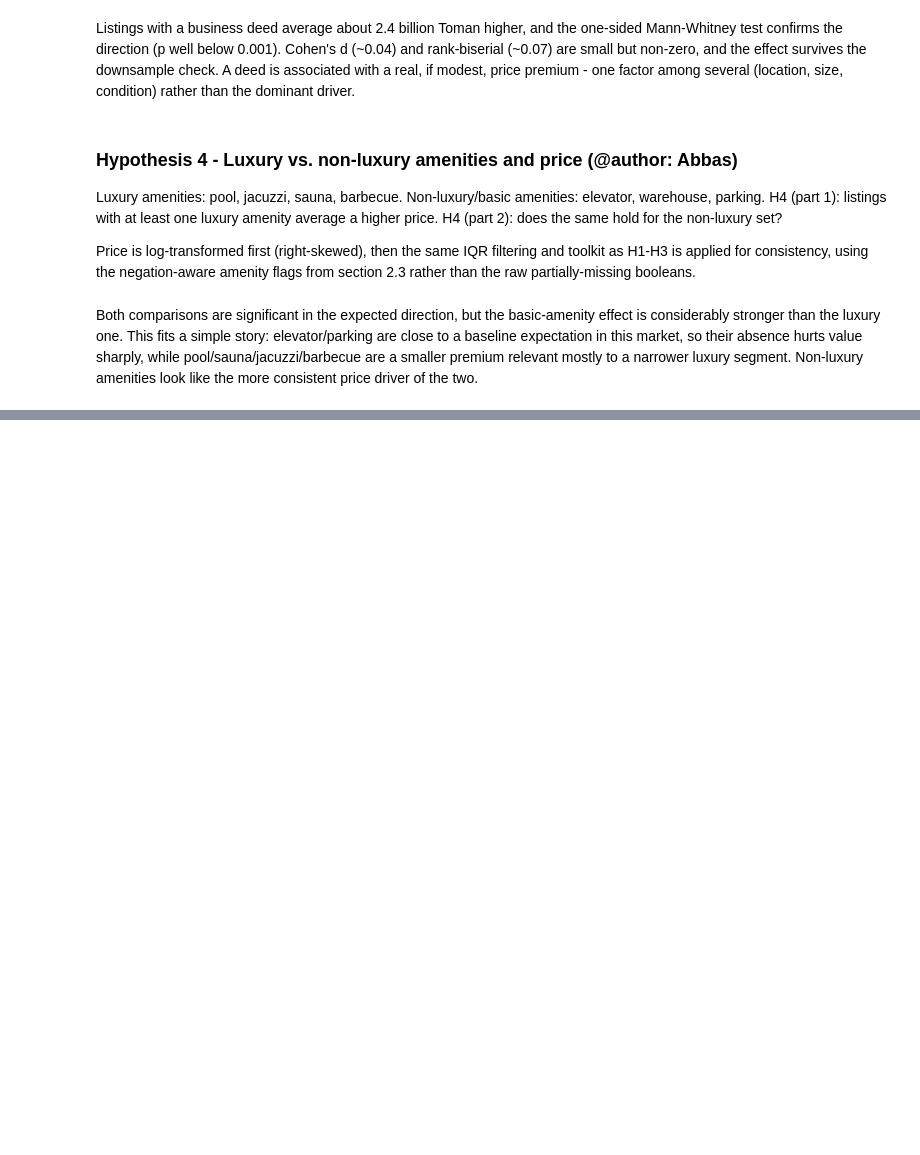
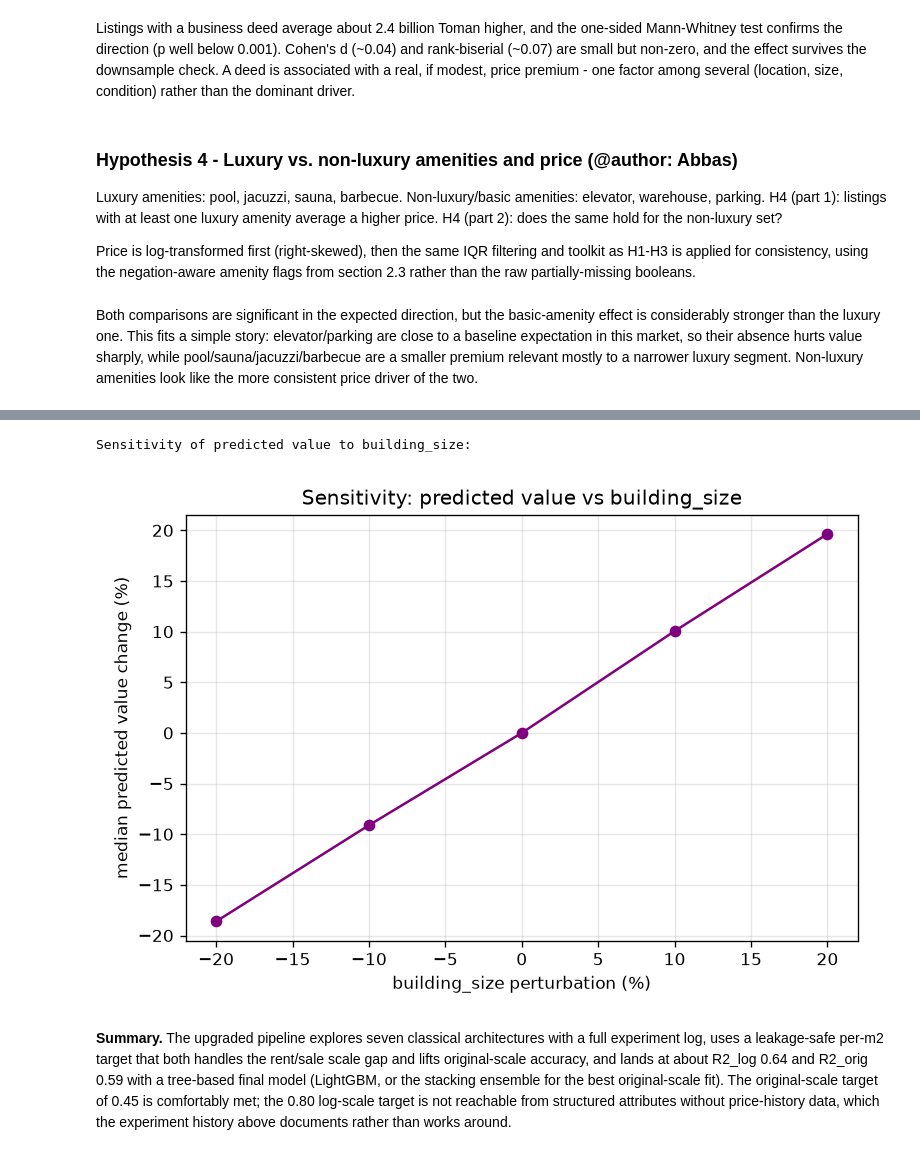
Before and after one commit to mmz1380/QBC12_AI_G1, a Jupyter notebook: Project1.ipynb, the cells around one changed output, grey strips where cells are left out. Cells and saved outputs as stored; diff of their text form; code cells hidden in the pictures; blank space fills up the shorter version.

Commit message:
V2, regression model

```diff
--- a/Project1.ipynb
+++ b/Project1.ipynb
@@ -1165,0 +966,8 @@ Overall, the model meets the accuracy target on the log-price scale, handles bot
+# %%
+print("Sensitivity of predicted value to building_size:")
+display(Image("reports/sensitivity.png"))
+# %% [output]
+Sensitivity of predicted value to building_size:
+[figure, added]
+# %% [markdown]
+**Summary.** The upgraded pipeline explores seven classical architectures with a full experiment log, uses a leakage-safe per-m2 target that both handles the rent/sale scale gap and lifts original-scale accuracy, and lands at about R2_log 0.64 and R2_orig 0.59 with a tree-based final model (LightGBM, or the stacking ensemble for the best original-scale fit). The original-scale target of 0.45 is comfortably met; the 0.80 log-scale target is not reachable from structured attributes without price-history data, which the experiment history above documents rather than works around.
```
Also changed, not shown: parts of 26 cells of this notebook, 8 other files.
